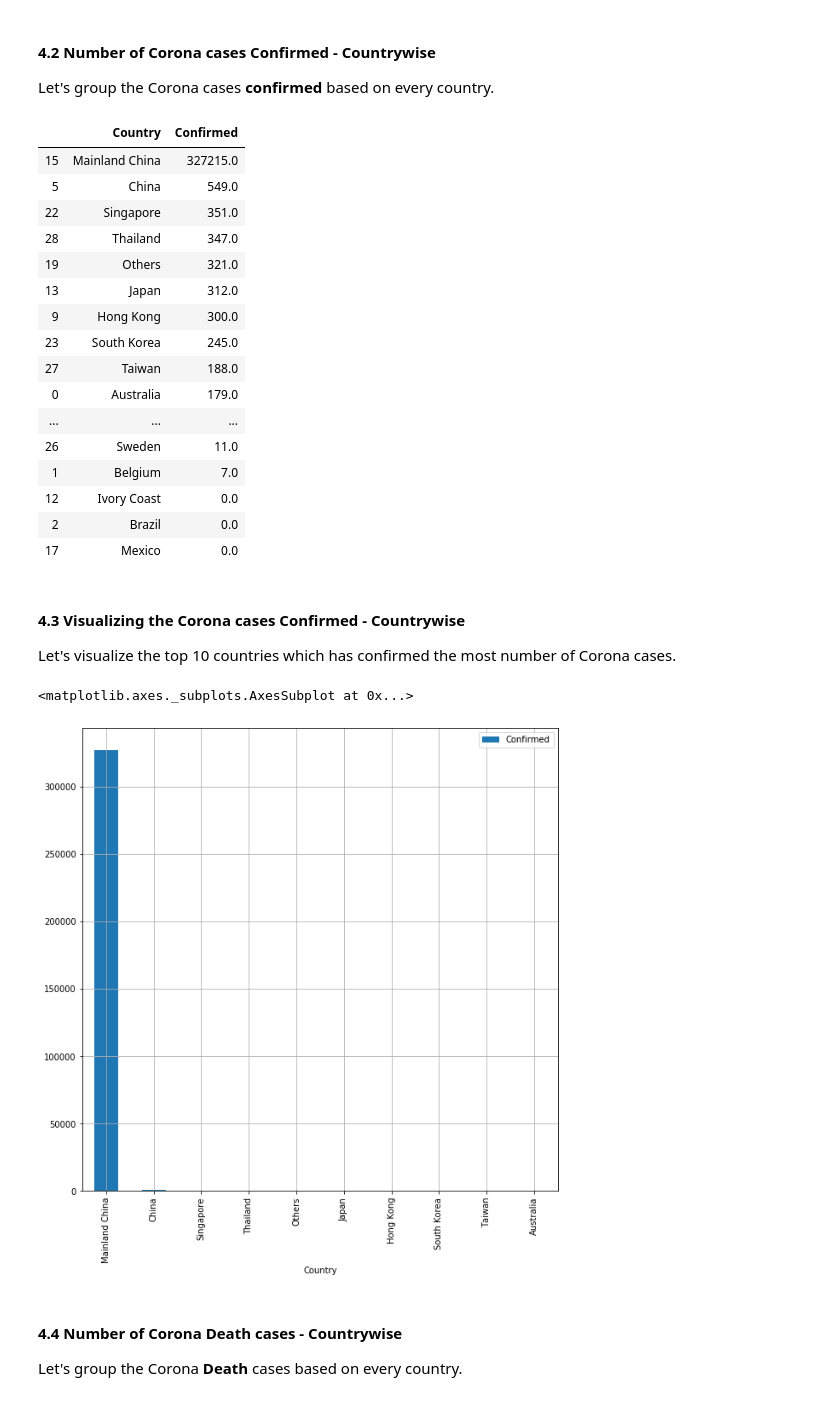
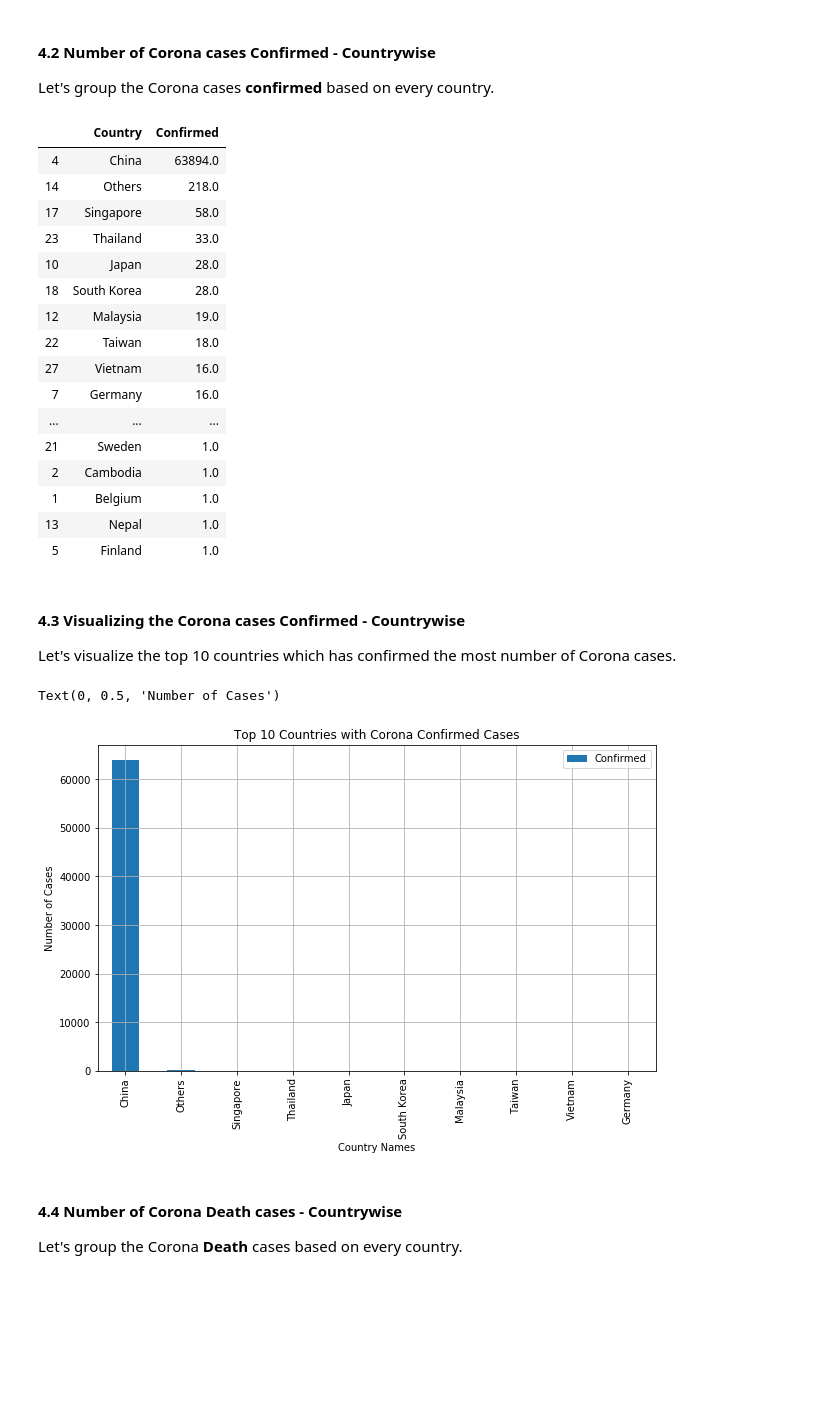
Before and after one commit to sunilkumarmano/Exploratory-Data-Analysis, a Jupyter notebook: Novel Corona Virus 2020 - Exploratory Data Analysis/Exploratory Data Analysis on Novel Corona Virus 2020.ipynb, the cells around one changed output. Drawn from its saved outputs; the diff is of its cells as text; code cells hidden in the pictures; blank space fills up the shorter version.

Commit message:
corona commit

```diff
--- a/Novel Corona Virus 2020 - Exploratory Data Analysis/Exploratory Data Analysis on Novel Corona Virus 2020.ipynb
+++ b/Novel Corona Virus 2020 - Exploratory Data Analysis/Exploratory Data Analysis on Novel Corona Virus 2020.ipynb
@@ -162,0 +205,7 @@ corona_data.describe(include = "all")
+# %%
+country_names = {"Mainland China" : "China", "Hong Kong" : "China"}
+
+for x, y in country_names.items():
+    corona_data["Country"] = corona_data["Country"].replace(x, y)
+
+corona_data.Country.unique()
@@ -162,0 +225,3 @@ corona_data.describe(include = "all")
+# %%
+recent_date = corona_data['Date'].max()
+recent_date
@@ -162,0 +234,3 @@ corona_data.describe(include = "all")
+# %%
+recent_corona_data = corona_data[corona_data["Date"] == recent_date]
+recent_corona_data.head()
@@ -179,37 +268,40 @@ Total number of Recovered cases Worldwide :  17526.0
 
 Let's group the Corona cases __confirmed__ based on every country.
 # %%
-corona_confirmed = corona_data.groupby("Country").Confirmed.sum().reset_index()
+corona_confirmed = recent_corona_data.groupby("Country").Confirmed.sum().reset_index()
 corona_confirmed_cases = corona_confirmed.sort_values("Confirmed", ascending = False)
 corona_confirmed_cases
 # %% [output]
 |  | Country | Confirmed |
-| 15 | Mainland China | 327215.0 |
-| 5 | China | 549.0 |
-| 22 | Singapore | 351.0 |
-| 28 | Thailand | 347.0 |
-| 19 | Others | 321.0 |
-| 13 | Japan | 312.0 |
-| 9 | Hong Kong | 300.0 |
-| 23 | South Korea | 245.0 |
-| 27 | Taiwan | 188.0 |
-| 0 | Australia | 179.0 |
+| 4 | China | 63894.0 |
+| 14 | Others | 218.0 |
+| 17 | Singapore | 58.0 |
+| 23 | Thailand | 33.0 |
+| 10 | Japan | 28.0 |
+| 18 | South Korea | 28.0 |
+| 12 | Malaysia | 19.0 |
+| 22 | Taiwan | 18.0 |
+| 27 | Vietnam | 16.0 |
+| 7 | Germany | 16.0 |
 | ... | ... | ... |
-| 26 | Sweden | 11.0 |
-| 1 | Belgium | 7.0 |
-| 12 | Ivory Coast | 0.0 |
-| 2 | Brazil | 0.0 |
-| 17 | Mexico | 0.0 |
+| 21 | Sweden | 1.0 |
+| 2 | Cambodia | 1.0 |
+| 1 | Belgium | 1.0 |
+| 13 | Nepal | 1.0 |
+| 5 | Finland | 1.0 |
 # %% [markdown]
 #### 4.3 Visualizing the Corona cases Confirmed - Countrywise
 
 Let's visualize the top 10 countries which has confirmed the most number of Corona cases.
 # %%
 top_10_corona_confirmed_cases = corona_confirmed_cases.head(10)
-top_10_corona_confirmed_cases.plot("Country", ["Confirmed"], kind = "bar", grid = True, figsize = (10,10))
+top_10_corona_confirmed_cases.plot("Country", ["Confirmed"], kind = "bar", grid = True, figsize = (10,6))
+plt.title("Top 10 Countries with Corona Confirmed Cases")
+plt.xlabel("Country Names")
+plt.ylabel("Number of Cases")
 # %% [output]
-<matplotlib.axes._subplots.AxesSubplot at 0x...>
+Text(0, 0.5, 'Number of Cases')
-[figure, old version]
+[figure, new version]
 # %% [markdown]
 #### 4.4 Number of Corona Death cases - Countrywise
 
```
Also changed, not shown: parts of 49 cells of this notebook.
